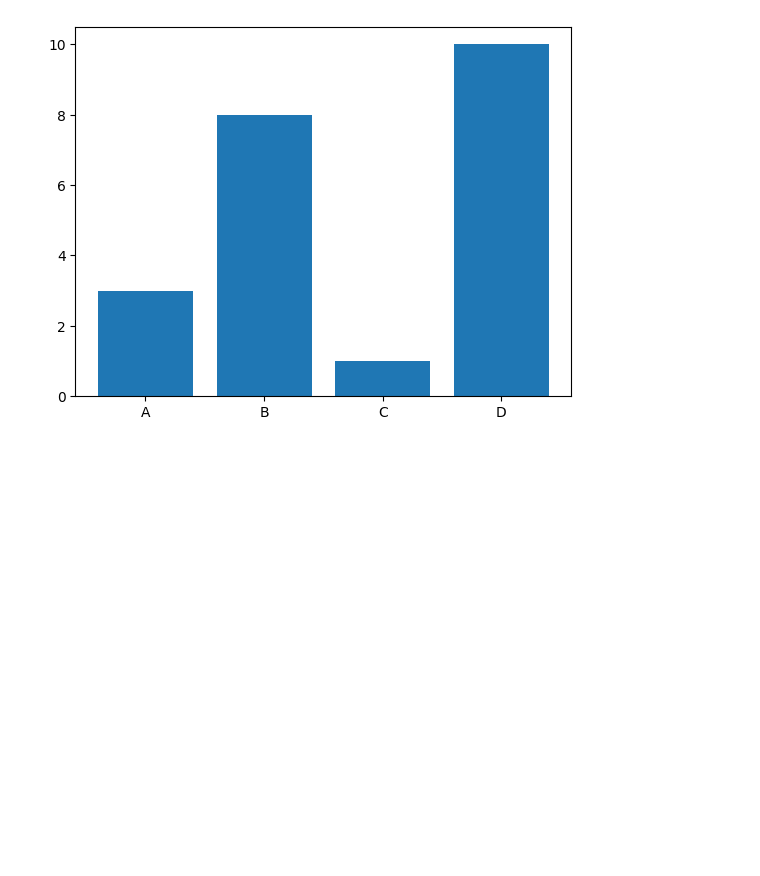
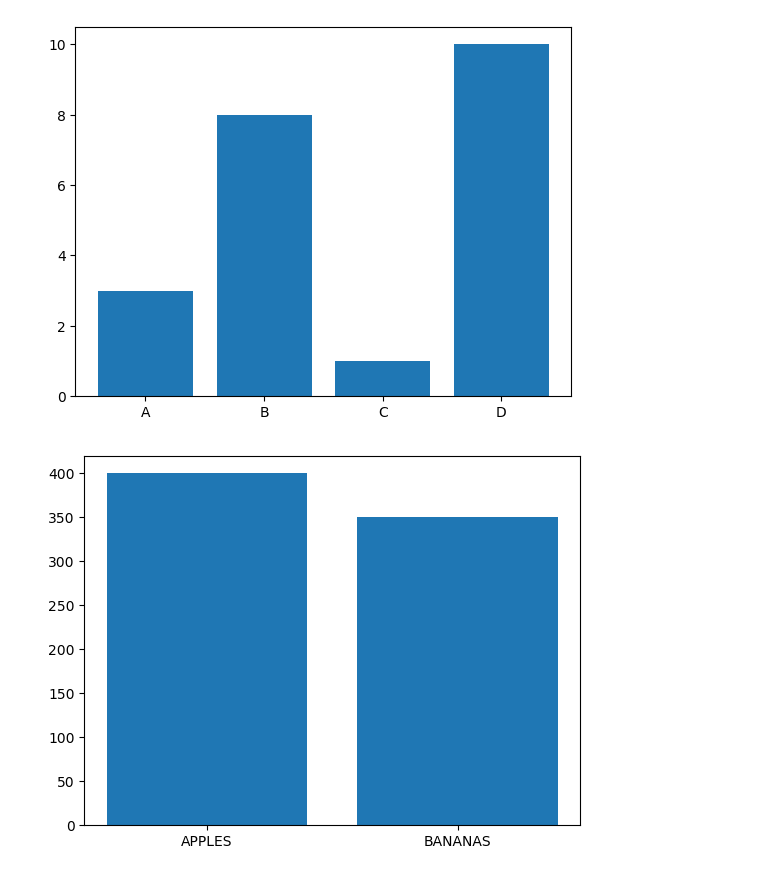
Before and after one commit to pixel-perfect-metodology/python_playground, a Jupyter notebook: lessons_matplotlib/day_7.ipynb, the cells around one changed output. Cells and saved outputs as stored; diff of their text form; code cells hidden in the pictures; blank space fills up the shorter version.

```diff
--- a/lessons_matplotlib/day_7.ipynb
+++ b/lessons_matplotlib/day_7.ipynb
@@ -11,3 +11,13 @@ plt.bar(x,y)
 plt.show()
 # %% [output]
 [figure]
+# %%
+import matplotlib.pyplot as plt
+import numpy as np
+
+x = ["APPLES", "BANANAS"]
+y = [400, 350]
+plt.bar(x, y)
+plt.show()
+# %% [output]
+[figure, added]
```
Also changed, not shown: parts of 4 cells of this notebook.
